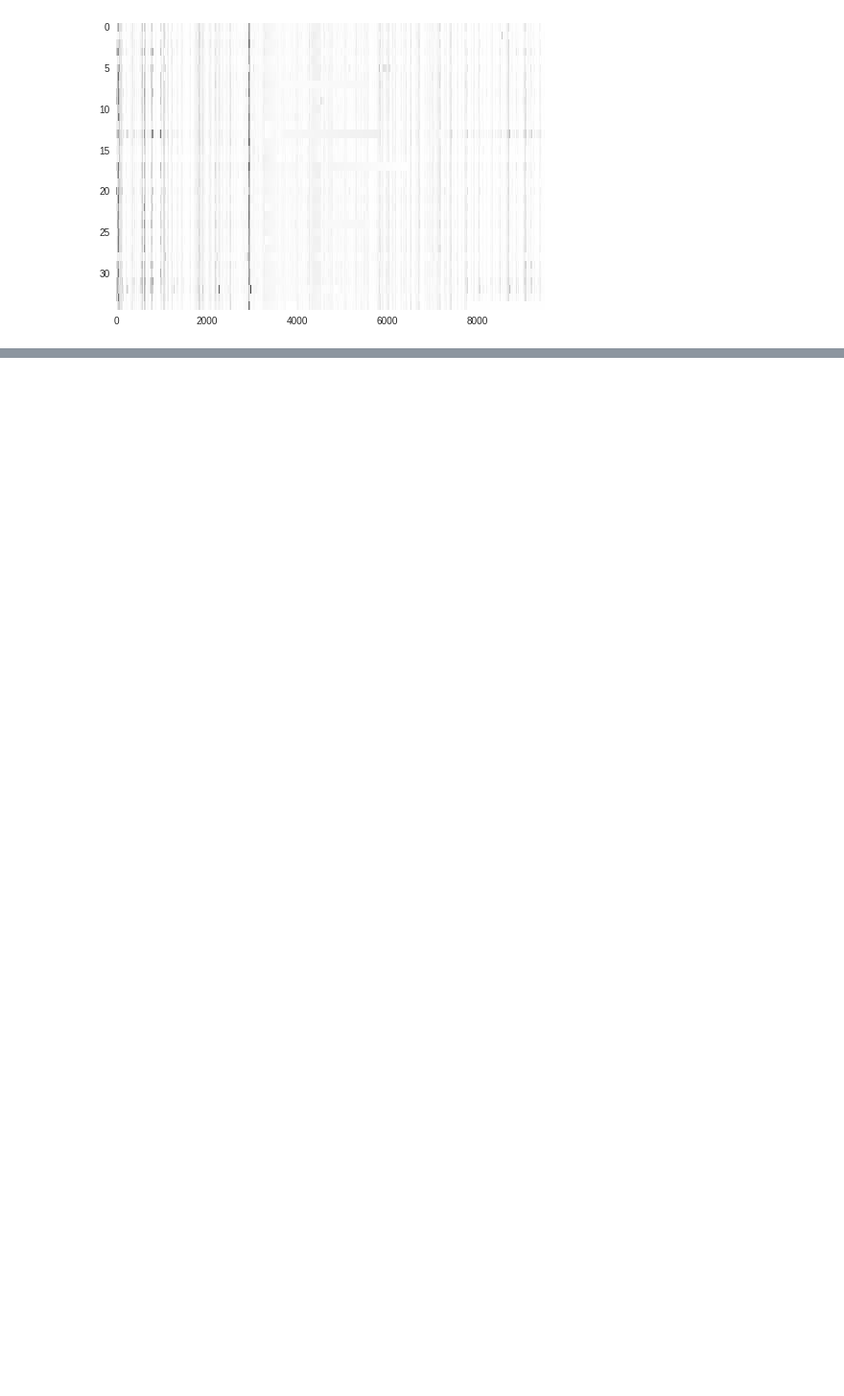
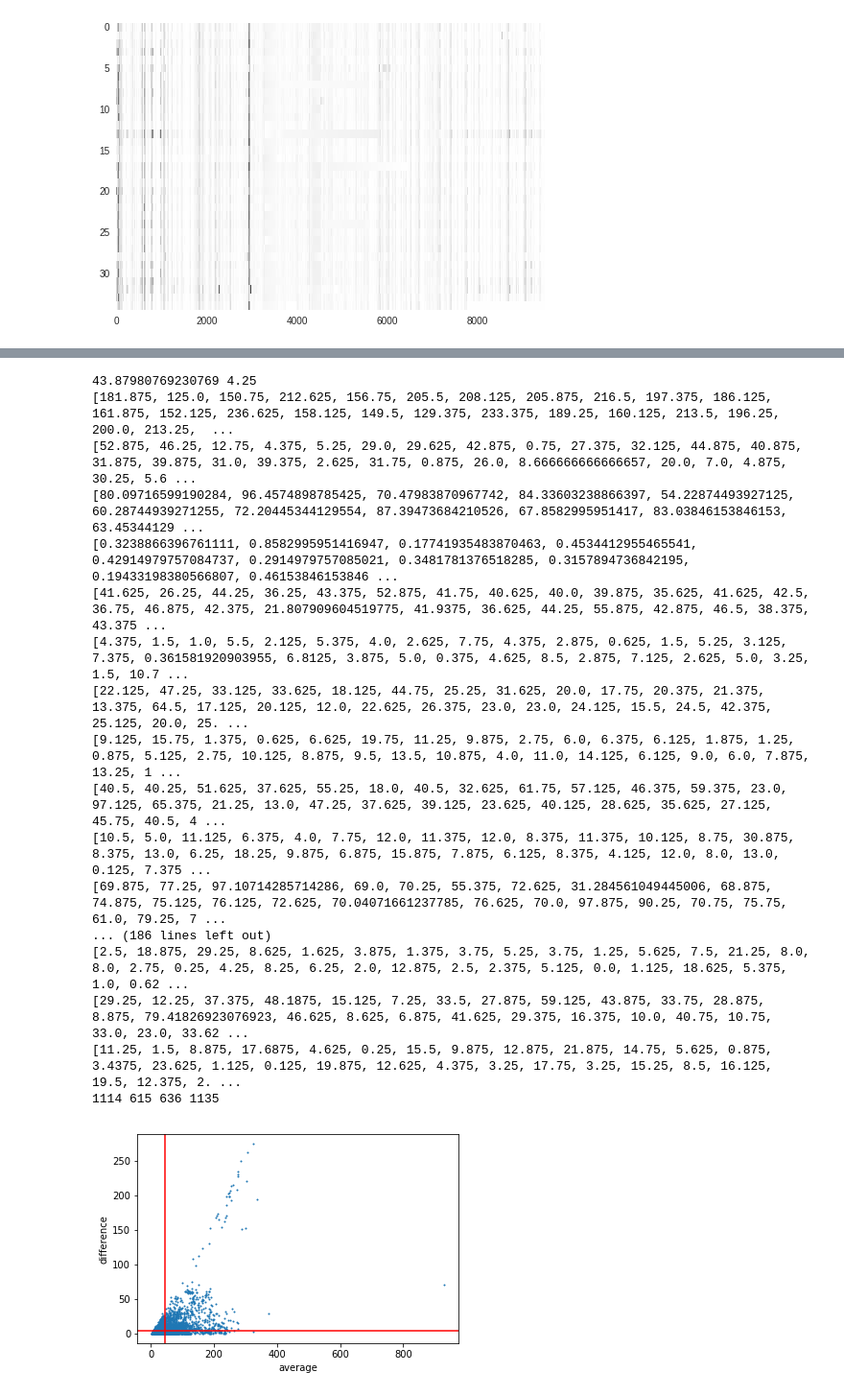
Before and after one commit to balilarder/master-ncku, a Jupyter notebook: wavelet.ipynb, the cells around one changed output, grey strips where cells are left out. Shown at 96% size. Saved outputs shown, nothing was run; the diff lists cells and outputs as text; code cells hidden in the pictures; blank space fills up the shorter version.

```diff
--- a/wavelet.ipynb
+++ b/wavelet.ipynb
@@ -375,0 +537,67 @@ aotizhongxin_aq
+# %%
+import statistics
+
+# 畫出圖
+plt.scatter(coordinate[0], coordinate[1], s=1)
+# 中位數
+avg_m = statistics.median(coordinate[0])
+diff_m = statistics.median(coordinate[1])
+print(avg_m, diff_m)
+plt.axhline(y=diff_m, color= 'r')
+plt.axvline(x=avg_m, color= 'r')
+plt.xlabel('average')
+plt.ylabel('difference')
+
+diffHavgH = []
+diffHavgL = []
+diffLavgH = []
+diffLavgL = []
+# 一個timestamp是一個iteration
+for i, j in zip(range(0, len(coordinate[0]), len(stations)), [a[0] for a in sample_timestamp]):
+#     print(i, j)    # i is coordinate, j is timestamp
+#     print("average", coordinate[0][i:i+len(stations)])
+    average_split = coordinate[0][i:i+len(stations)]
+#     print("difference", coordinate[1][i:i+len(stations)])
+    difference_split = coordinate[1][i:i+len(stations)]
+    print(average_split)
+    print(difference_split)
+    # check every coordinate and classify into 4 cases
+    for x, y, s in zip(average_split, difference_split, stations):
+#         print(x, y, s, j)
+        d = {}
+        d['average'] = x
+        d['difference'] = y
+        d['timestamp'] = j
+        d['station'] = s
+        if x > avg_m and y > diff_m:
+            diffHavgH.append(d)
+        elif x > avg_m and y <= diff_m:
+            diffLavgH.append(d)
+        elif x <= avg_m and y > diff_m:
+            diffHavgL.append(d)
+        elif x <= avg_m and y <= diff_m:
+            diffLavgL.append(d)
+a = len(diffHavgH)
+b = len(diffHavgL)
+c = len(diffLavgH)
+d = len(diffLavgL)
+print(a, b, c, d)
+# %% [output]
+43.87980769230769 4.25
+[181.875, 125.0, 150.75, 212.625, 156.75, 205.5, 208.125, 205.875, 216.5, 197.375, 186.125, 161.875, 152.125, 236.625, 158.125, 149.5, 129.375, 233.375, 189.25, 160.125, 213.5, 196.25, 200.0, 213.25,  ...
+[52.875, 46.25, 12.75, 4.375, 5.25, 29.0, 29.625, 42.875, 0.75, 27.375, 32.125, 44.875, 40.875, 31.875, 39.875, 31.0, 39.375, 2.625, 31.75, 0.875, 26.0, 8.666666666666657, 20.0, 7.0, 4.875, 30.25, 5.6 ...
+[80.09716599190284, 96.4574898785425, 70.47983870967742, 84.33603238866397, 54.22874493927125, 60.28744939271255, 72.20445344129554, 87.39473684210526, 67.8582995951417, 83.03846153846153, 63.45344129 ...
+[0.3238866396761111, 0.8582995951416947, 0.17741935483870463, 0.4534412955465541, 0.42914979757084737, 0.2914979757085021, 0.3481781376518285, 0.3157894736842195, 0.19433198380566807, 0.46153846153846 ...
+[41.625, 26.25, 44.25, 36.25, 43.375, 52.875, 41.75, 40.625, 40.0, 39.875, 35.625, 41.625, 42.5, 36.75, 46.875, 42.375, 21.807909604519775, 41.9375, 36.625, 44.25, 55.875, 42.875, 46.5, 38.375, 43.375 ...
+[4.375, 1.5, 1.0, 5.5, 2.125, 5.375, 4.0, 2.625, 7.75, 4.375, 2.875, 0.625, 1.5, 5.25, 3.125, 7.375, 0.361581920903955, 6.8125, 3.875, 5.0, 0.375, 4.625, 8.5, 2.875, 7.125, 2.625, 5.0, 3.25, 1.5, 10.7 ...
+[22.125, 47.25, 33.125, 33.625, 18.125, 44.75, 25.25, 31.625, 20.0, 17.75, 20.375, 21.375, 13.375, 64.5, 17.125, 20.125, 12.0, 22.625, 26.375, 23.0, 23.0, 24.125, 15.5, 24.5, 42.375, 25.125, 20.0, 25. ...
+[9.125, 15.75, 1.375, 0.625, 6.625, 19.75, 11.25, 9.875, 2.75, 6.0, 6.375, 6.125, 1.875, 1.25, 0.875, 5.125, 2.75, 10.125, 8.875, 9.5, 13.5, 10.875, 4.0, 11.0, 14.125, 6.125, 9.0, 6.0, 7.875, 13.25, 1 ...
+[40.5, 40.25, 51.625, 37.625, 55.25, 18.0, 40.5, 32.625, 61.75, 57.125, 46.375, 59.375, 23.0, 97.125, 65.375, 21.25, 13.0, 47.25, 37.625, 39.125, 23.625, 40.125, 28.625, 35.625, 27.125, 45.75, 40.5, 4 ...
+[10.5, 5.0, 11.125, 6.375, 4.0, 7.75, 12.0, 11.375, 12.0, 8.375, 11.375, 10.125, 8.75, 30.875, 8.375, 13.0, 6.25, 18.25, 9.875, 6.875, 15.875, 7.875, 6.125, 8.375, 4.125, 12.0, 8.0, 13.0, 0.125, 7.375 ...
+[69.875, 77.25, 97.10714285714286, 69.0, 70.25, 55.375, 72.625, 31.284561049445006, 68.875, 74.875, 75.125, 76.125, 72.625, 70.04071661237785, 76.625, 70.0, 97.875, 90.25, 70.75, 75.75, 61.0, 79.25, 7 ...
+... (186 lines left out)
+[2.5, 18.875, 29.25, 8.625, 1.625, 3.875, 1.375, 3.75, 5.25, 3.75, 1.25, 5.625, 7.5, 21.25, 8.0, 8.0, 2.75, 0.25, 4.25, 8.25, 6.25, 2.0, 12.875, 2.5, 2.375, 5.125, 0.0, 1.125, 18.625, 5.375, 1.0, 0.62 ...
+[29.25, 12.25, 37.375, 48.1875, 15.125, 7.25, 33.5, 27.875, 59.125, 43.875, 33.75, 28.875, 8.875, 79.41826923076923, 46.625, 8.625, 6.875, 41.625, 29.375, 16.375, 10.0, 40.75, 10.75, 33.0, 23.0, 33.62 ...
+[11.25, 1.5, 8.875, 17.6875, 4.625, 0.25, 15.5, 9.875, 12.875, 21.875, 14.75, 5.625, 0.875, 3.4375, 23.625, 1.125, 0.125, 19.875, 12.625, 4.375, 3.25, 17.75, 3.25, 15.25, 8.5, 16.125, 19.5, 12.375, 2. ...
+1114 615 636 1135
+[figure, added]
```
Also changed, not shown: parts of 16 cells of this notebook.
